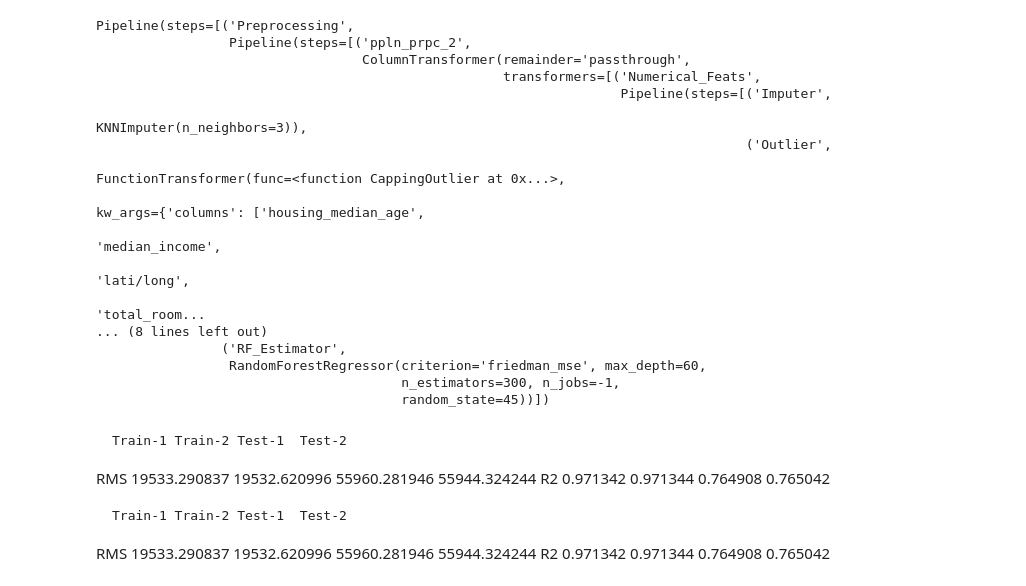
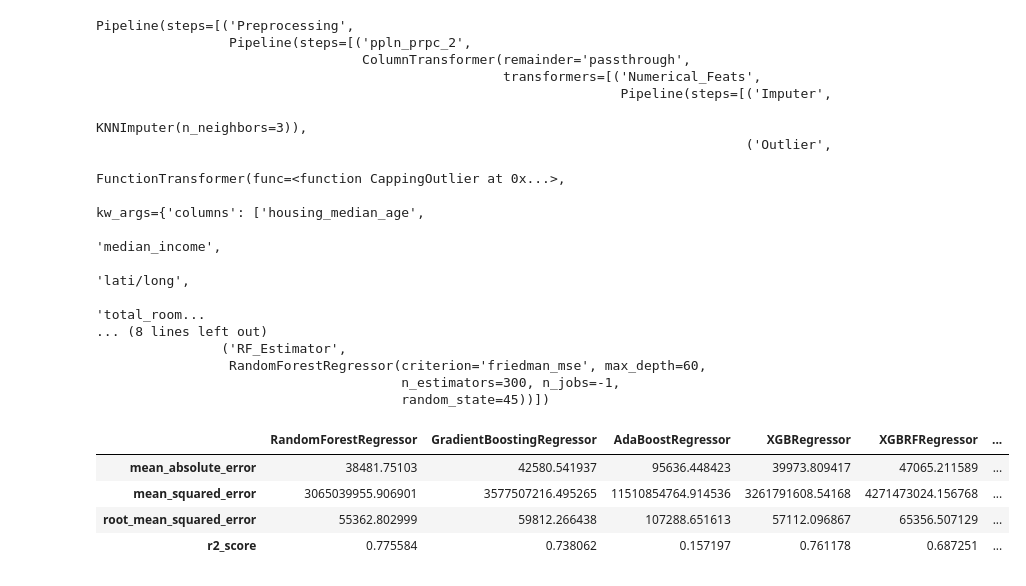
Before and after one commit to vikas-gits-good/P-1_Beginner_California-House-Price-Prediction, a Jupyter notebook: research/01_Vcc_Trials-1.ipynb, the cells around one changed output. Saved outputs shown, nothing was run; the diff lists cells and outputs as text; code cells hidden in the pictures.

Commit message:
finished initial model training

```diff
--- a/research/01_Vcc_Trials-1.ipynb
+++ b/research/01_Vcc_Trials-1.ipynb
@@ -649,12 +649,14 @@ r2_test_2 = r2_score(y_test,y_pred_test_2)
 #     },index=['RMS','R2'])
 
 # df
-# %% [markdown]
-	Train-1	Train-2	Test-1	Test-2
-RMS	19533.290837	19532.620996	55960.281946	55944.324244
-R2	0.971342	0.971344	0.764908	0.765042
-
-
-	Train-1	Train-2	Test-1	Test-2
-RMS	19533.290837	19532.620996	55960.281946	55944.324244
-R2	0.971342	0.971344	0.764908	0.765042
+# %%
+import pandas as pd
+
+df_scores = pd.read_pickle(r'../artifacts/Scores/2025-02-13_17:41:29_Scores.pkl')
+df_scores
+# %% [output]
+|  | RandomForestRegressor | GradientBoostingRegressor | AdaBoostRegressor | XGBRegressor | XGBRFRegressor | ... |
+| mean_absolute_error | 38481.75103 | 42580.541937 | 95636.448423 | 39973.809417 | 47065.211589 | ... |
+| mean_squared_error | 3065039955.906901 | 3577507216.495265 | 11510854764.914536 | 3261791608.54168 | 4271473024.156768 | ... |
+| root_mean_squared_error | 55362.802999 | 59812.266438 | 107288.651613 | 57112.096867 | 65356.507129 | ... |
+| r2_score | 0.775584 | 0.738062 | 0.157197 | 0.761178 | 0.687251 | ... |
```
Also changed, not shown: 11 other files.
